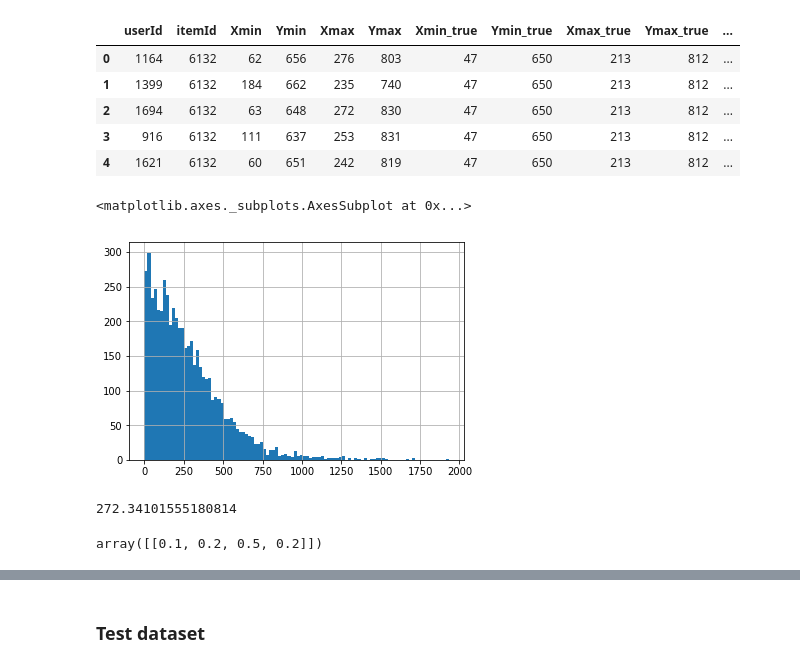
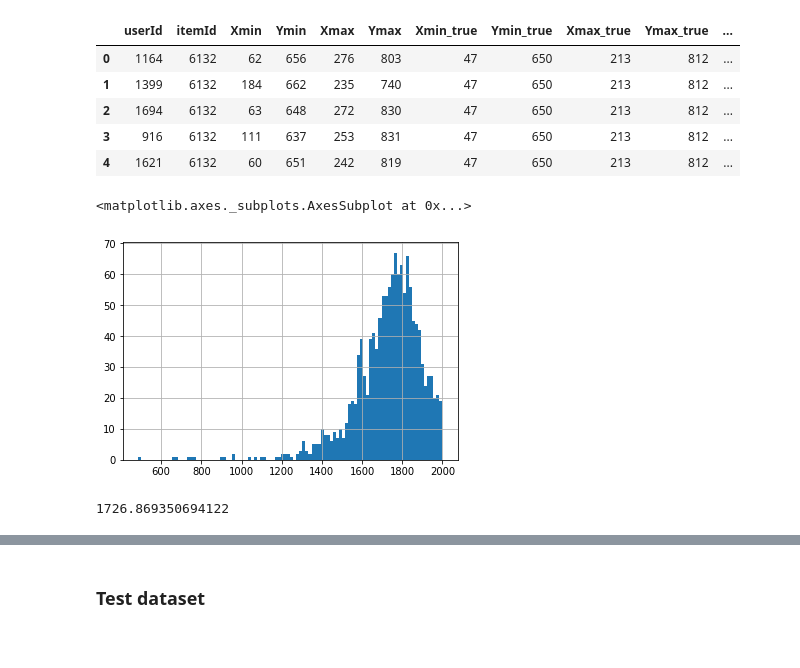
Before and after one commit to Dmitry513/BootCamp_Moderator, a Jupyter notebook: Untitled.ipynb, the cells around one changed output, grey strips where cells are left out. Cells and saved outputs as stored; diff of their text form; code cells hidden in the pictures.

Commit message:
users coefficients corrected

```diff
--- a/Untitled.ipynb
+++ b/Untitled.ipynb
@@ -75,17 +75,12 @@ df_train.head()
 | 2 | 1694 | 6132 | 63 | 648 | 272 | 830 | 47 | 650 | 213 | 812 | ... |
 | 3 | 916 | 6132 | 111 | 637 | 253 | 831 | 47 | 650 | 213 | 812 | ... |
 | 4 | 1621 | 6132 | 60 | 651 | 242 | 819 | 47 | 650 | 213 | 812 | ... |
+# %%
+df_coeffs = pd.DataFrame(df_train.groupby('userId')['Total_err'].mean())
+df_coeffs['user_Coeff'] = 2000 - df_coeffs['Total_err']
+# df_coeffs['user_Coeff'] = df_coeffs['user_Coeff'].replace(np.inf, 25)
 # %%
-df_train['Total_err'].hist(bins=100)
+df_coeffs['user_Coeff'].hist(bins=100)
 # %% [output]
 <matplotlib.axes._subplots.AxesSubplot at 0x...>
-[figure, old version]
+[figure, new version]
-# %%
-mean_err = df_train['Total_err'].mean()
-mean_err
-# %% [output]
-272.34101555180814
-# %%
-normalize(np.array([1, 2, 5, 2]).reshape(1, -1), axis=1, norm='l1')
-# %% [output]
-array([[0.1, 0.2, 0.5, 0.2]])
@@ -95,0 +87,5 @@ class Model():
+# %%
+mean_coeff = df_coeffs['user_Coeff'].mean()
+mean_coeff
+# %% [output]
+1726.869350694122
```
Also changed, not shown: parts of 10 cells of this notebook.
